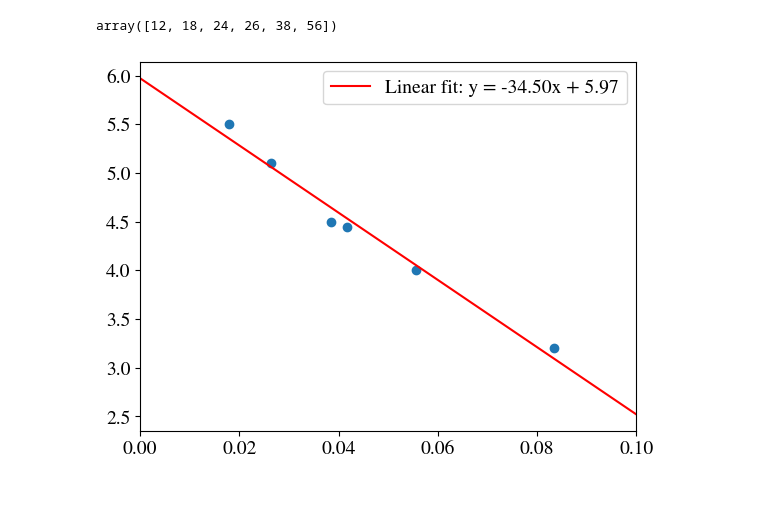
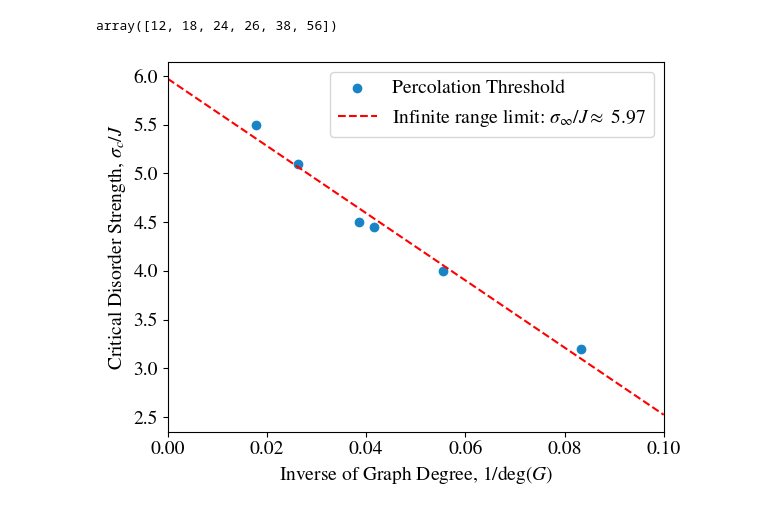
Before and after one commit to awstasiuk/phd-notebooks, a Jupyter notebook: LiF Diffusion/perc_figure.ipynb, the cells around one changed output. Drawn from its saved outputs; the diff is of its cells as text; code cells hidden in the pictures.

```diff
--- a/LiF Diffusion/perc_figure.ipynb
+++ b/LiF Diffusion/perc_figure.ipynb
@@ -360,25 +355,28 @@ array([12, 18, 24, 26, 38, 56])
 # %%
 x = 1 / running_total_neighbors
 y = phase_transitions
-plt.scatter(x, y)
+plt.scatter(x, y, label="Percolation Threshold", color=colors[0])
 plt.xlim([0, 0.1])
 
 # Perform a linear fit
 coefficients = np.polyfit(x, y, 1)
 linear_fit = np.poly1d(coefficients)
 
 # Generate y values for the linear fit
 x_smooth = np.linspace(0, 0.1, 100)
 y_linear_fit = linear_fit(x_smooth)
 
 # Plot the linear fit
 plt.plot(
     x_smooth,
     y_linear_fit,
-    label=f"Linear fit: y = {coefficients[0]:.2f}x + {coefficients[1]:.2f}",
+    label=fr"Infinite range limit: $\sigma_\infty/J \approx$ {coefficients[1]:.2f}",
     color="red",
+    linestyle="--",
 )
+plt.xlabel(r"Inverse of Graph Degree, $1 / \text{deg}(G)$")
+plt.ylabel(r"Critical Disorder Strength, $\sigma_c / J$")
 plt.legend()
 plt.show()
 # %% [output]
-[figure, old version]
+[figure, new version]
```
Also changed, not shown: parts of 3 cells of this notebook, 6 other files.
